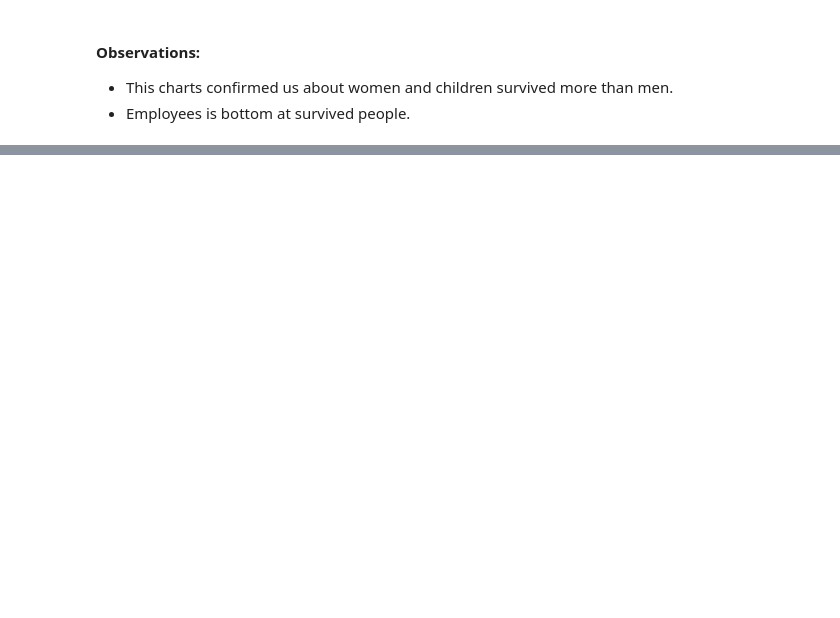
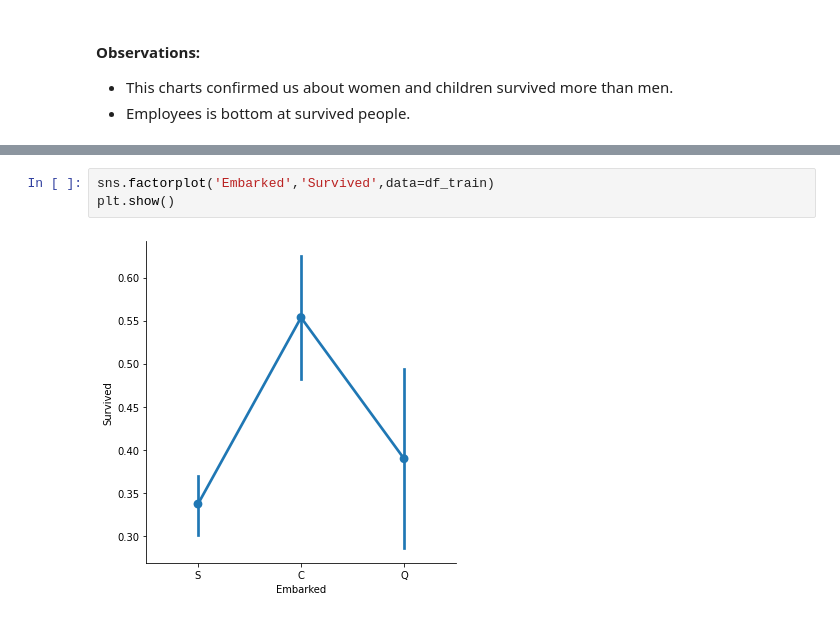
Before and after one commit to ElifKarakutukDinc/Titanic-EDA, a Jupyter notebook: EDA.ipynb, the cells around one changed output, grey strips where cells are left out. Drawn from its saved outputs; the diff is of its cells as text; blank space fills up the shorter version.

```diff
--- a/EDA.ipynb
+++ b/EDA.ipynb
@@ -348,0 +381,5 @@ plt.show()
+# %%
+sns.factorplot('Embarked','Survived',data=df_train)
+plt.show()
+# %% [output]
+[figure, added]
```
Also changed, not shown: parts of 16 cells of this notebook.
